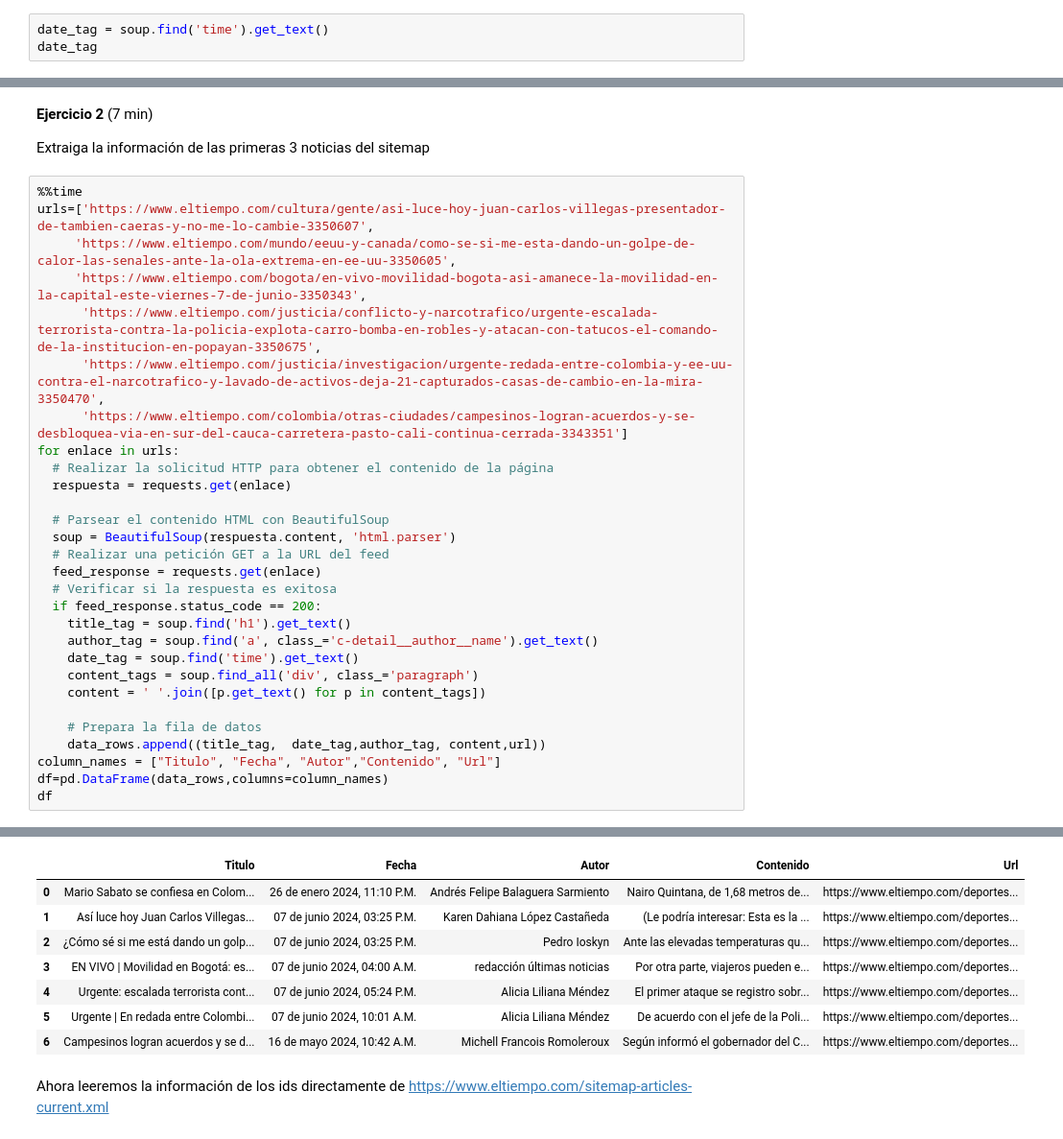
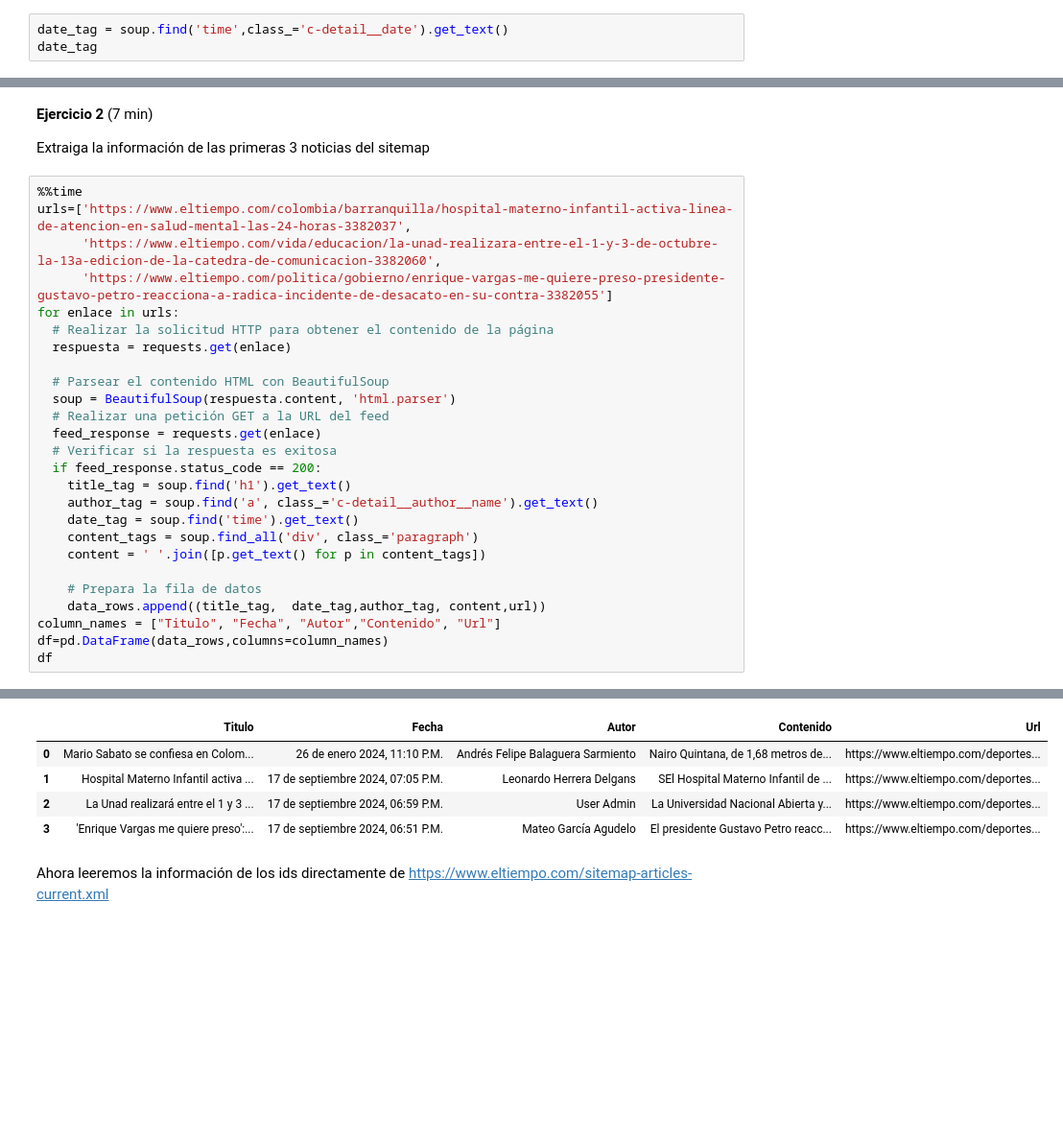
Before and after one commit to jazaineam1/Andes_ADDBD, a Jupyter notebook: Sesion18/Clase16_multiprocessing.ipynb, the cells around one changed output, grey strips where cells are left out. Shown at 96% size. Drawn from its saved outputs; the diff is of its cells as text; blank space fills up the shorter version.

```diff
--- a/Sesion18/Clase16_multiprocessing.ipynb
+++ b/Sesion18/Clase16_multiprocessing.ipynb
@@ -106,7 +121,7 @@ author_tag = soup.find('a', class_='c-detail__author__name').get_text() ;print(a
 # %% [output]
 Andrés Felipe Balaguera Sarmiento
 # %%
-date_tag = soup.find('time').get_text()
+date_tag = soup.find('time',class_='c-detail__date').get_text()
 date_tag
 # %% [output]
 '26 de enero 2024, 11:10 P.M.'
@@ -154,12 +169,9 @@ df
 Extraiga la información de las primeras 3 noticias del sitemap
 # %%
 %%time
-urls=['https://www.eltiempo.com/cultura/gente/asi-luce-hoy-juan-carlos-villegas-presentador-de-tambien-caeras-y-no-me-lo-cambie-3350607',
-     'https://www.eltiempo.com/mundo/eeuu-y-canada/como-se-si-me-esta-dando-un-golpe-de-calor-las-senales-ante-la-ola-extrema-en-ee-uu-3350605',
-     'https://www.eltiempo.com/bogota/en-vivo-movilidad-bogota-asi-amanece-la-movilidad-en-la-capital-este-viernes-7-de-junio-3350343',
-      'https://www.eltiempo.com/justicia/conflicto-y-narcotrafico/urgente-escalada-terrorista-contra-la-policia-explota-carro-bomba-en-robles-y-atacan-con-tatucos-el-comando-de-la-institucion-en-popayan-3350675',
-      'https://www.eltiempo.com/justicia/investigacion/urgente-redada-entre-colombia-y-ee-uu-contra-el-narcotrafico-y-lavado-de-activos-deja-21-capturados-casas-de-cambio-en-la-mira-3350470',
-      'https://www.eltiempo.com/colombia/otras-ciudades/campesinos-logran-acuerdos-y-se-desbloquea-via-en-sur-del-cauca-carretera-pasto-cali-continua-cerrada-3343351']
+urls=['https://www.eltiempo.com/colombia/barranquilla/hospital-materno-infantil-activa-linea-de-atencion-en-salud-mental-las-24-horas-3382037',
+      'https://www.eltiempo.com/vida/educacion/la-unad-realizara-entre-el-1-y-3-de-octubre-la-13a-edicion-de-la-catedra-de-comunicacion-3382060',
+      'https://www.eltiempo.com/politica/gobierno/enrique-vargas-me-quiere-preso-presidente-gustavo-petro-reacciona-a-radica-incidente-de-desacato-en-su-contra-3382055']
 for enlace in urls:
   # Realizar la solicitud HTTP para obtener el contenido de la página
   respuesta = requests.get(enlace)
@@ -187,11 +199,8 @@ Wall time: 4.54 s
 |  | Titulo | Fecha | Autor | Contenido | Url |
 | 0 | Mario Sabato se confiesa en Colom... | 26 de enero 2024, 11:10 P.M. | Andrés Felipe Balaguera Sarmiento | Nairo Quintana, de 1,68 metros de... | https://www.eltiempo.com/deportes... |
-| 1 | Así luce hoy Juan Carlos Villegas... | 07 de junio 2024, 03:25 P.M. | Karen Dahiana López Castañeda | (Le podría interesar: Esta es la ... | https://www.eltiempo.com/deportes... |
-| 2 | ¿Cómo sé si me está dando un golp... | 07 de junio 2024, 03:25 P.M. | Pedro Ioskyn | Ante las elevadas temperaturas qu... | https://www.eltiempo.com/deportes... |
-| 3 | EN VIVO | Movilidad en Bogotá: es... | 07 de junio 2024, 04:00 A.M. | redacción últimas noticias | Por otra parte, viajeros pueden e... | https://www.eltiempo.com/deportes... |
-| 4 | Urgente: escalada terrorista cont... | 07 de junio 2024, 05:24 P.M. | Alicia Liliana Méndez | El primer ataque se registro sobr... | https://www.eltiempo.com/deportes... |
-| 5 | Urgente | En redada entre Colombi... | 07 de junio 2024, 10:01 A.M. | Alicia Liliana Méndez | De acuerdo con el jefe de la Poli... | https://www.eltiempo.com/deportes... |
-| 6 | Campesinos logran acuerdos y se d... | 16 de mayo 2024, 10:42 A.M. | Michell Francois Romoleroux | Según informó el gobernador del C... | https://www.eltiempo.com/deportes... |
+| 1 | Hospital Materno Infantil activa ... | 17 de septiembre 2024, 07:05 P.M. | Leonardo Herrera Delgans | SEl Hospital Materno Infantil de ... | https://www.eltiempo.com/deportes... |
+| 2 | La Unad realizará entre el 1 y 3 ... | 17 de septiembre 2024, 06:59 P.M. | User Admin | La Universidad Nacional Abierta y... | https://www.eltiempo.com/deportes... |
+| 3 | 'Enrique Vargas me quiere preso':... | 17 de septiembre 2024, 06:51 P.M. | Mateo García Agudelo | El presidente Gustavo Petro reacc... | https://www.eltiempo.com/deportes... |
 # %% [markdown]
 Ahora leeremos la información de los ids directamente de https://www.eltiempo.com/sitemap-articles-current.xml
 # %%
```
Also changed, not shown: parts of 17 cells of this notebook.
